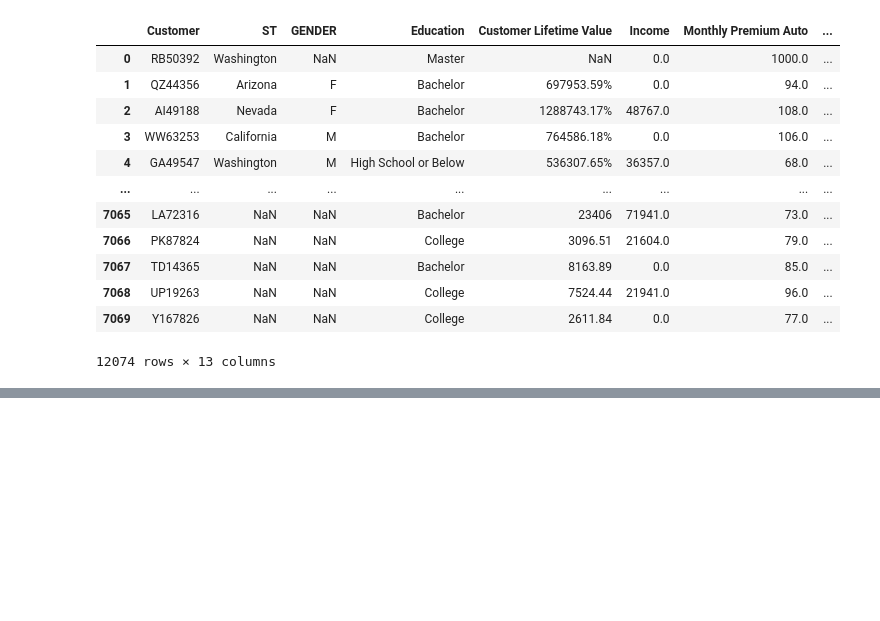
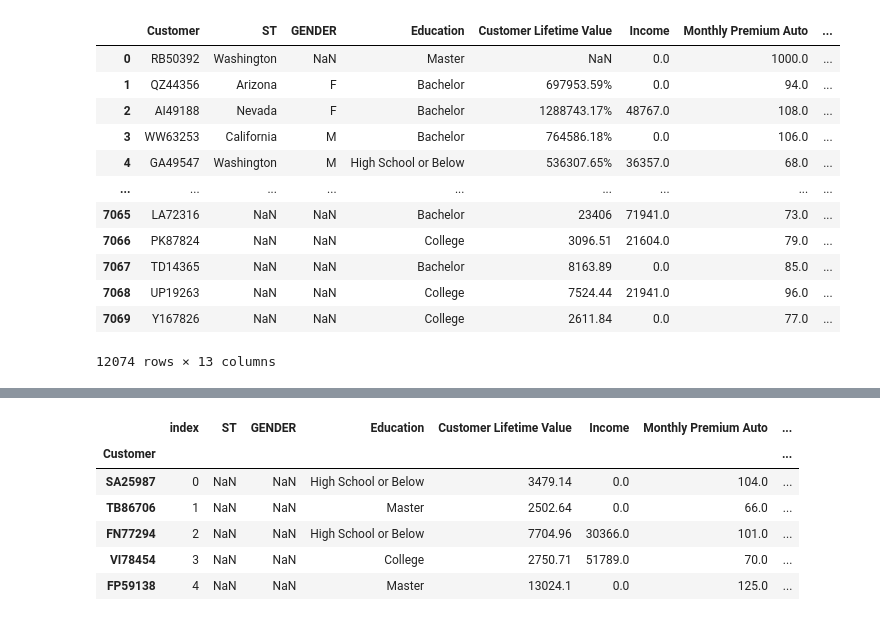
Before and after one commit to Ironhack-Datacamp/lab-customer-analysis-round-1, a Jupyter notebook: lab-customer-analysis-round-1.ipynb, the cells around one changed output, grey strips where cells are left out. Saved outputs shown, nothing was run; the diff lists cells and outputs as text; code cells hidden in the pictures; blank space fills up the shorter version.

```diff
--- a/lab-customer-analysis-round-1.ipynb
+++ b/lab-customer-analysis-round-1.ipynb
@@ -97,0 +256,13 @@ AttributeError: 'function' object has no attribute 'head'
+# %%
+#sort data on a column header
+filtered2=filtered.reset_index().set_index('Customer')
+# %%
+filtered2.head()
+# %% [output]
+|  | index | ST | GENDER | Education | Customer Lifetime Value | Income | Monthly Premium Auto | ... |
+| Customer |  |  |  |  |  |  |  | ... |
+| SA25987 | 0 | NaN | NaN | High School or Below | 3479.14 | 0.0 | 104.0 | ... |
+| TB86706 | 1 | NaN | NaN | Master | 2502.64 | 0.0 | 66.0 | ... |
+| FN77294 | 2 | NaN | NaN | High School or Below | 7704.96 | 30366.0 | 101.0 | ... |
+| VI78454 | 3 | NaN | NaN | College | 2750.71 | 51789.0 | 70.0 | ... |
+| FP59138 | 4 | NaN | NaN | Master | 13024.1 | 0.0 | 125.0 | ... |
```
Also changed, not shown: parts of 31 cells of this notebook.
